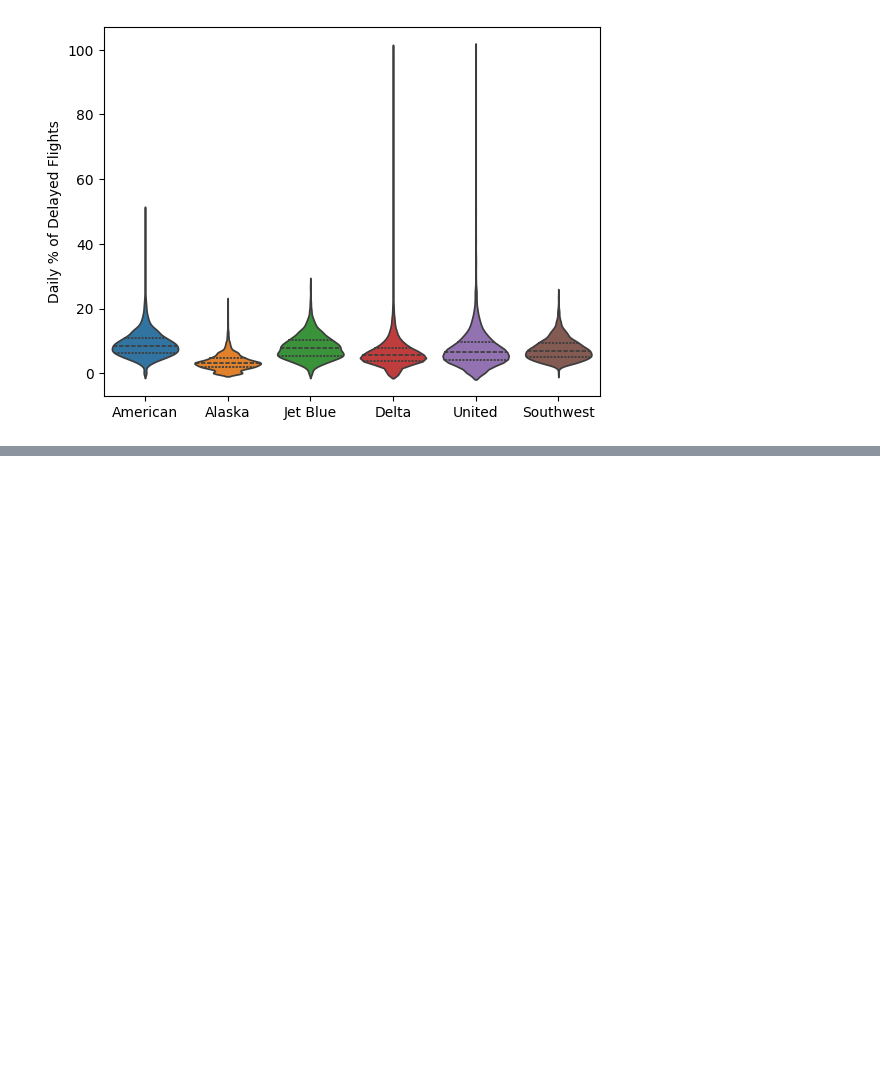
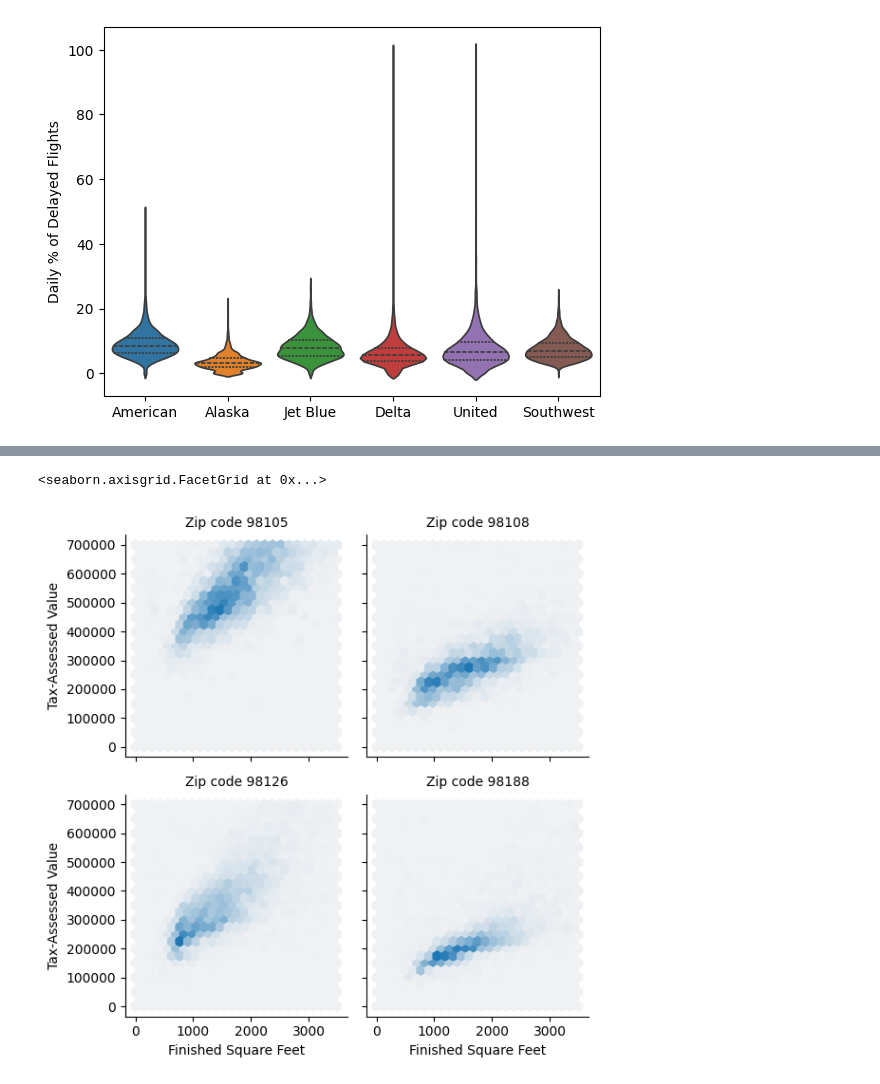
Before and after one commit to Drieger/practical-statistics-for-data-scientists, a Jupyter notebook: 1. Exploratory Data Analysis/eda.ipynb, the cells around one changed output, grey strips where cells are left out. Saved outputs shown, nothing was run; the diff lists cells and outputs as text; code cells hidden in the pictures; blank space fills up the shorter version.

Commit message:
visualizing multiple variables

```diff
--- a/1. Exploratory Data Analysis/eda.ipynb
+++ b/1. Exploratory Data Analysis/eda.ipynb
@@ -626,0 +632,3 @@ Text(0, 0.5, 'Daily % of Delayed Flights')
+# %%
+df_kc_tax = pd.read_csv('https://github.com/gedeck/practical-statistics-for-data-scientists/raw/refs/heads/master/data/kc_tax.csv.gz')
+df_kc_tax.head()
@@ -626,0 +642,16 @@ Text(0, 0.5, 'Daily % of Delayed Flights')
+# %%
+# Use facets, or a conditioning variable to give us more information
+zip_codes = [98188, 98105, 98108, 98126]
+df_kc_tax_zip = df_kc_tax.loc[df_kc_tax.ZipCode.isin(zip_codes), :]
+
+def hexbin(x, y, color, **kwargs):
+    cmap = sns.light_palette(color, as_cmap=True)
+    plt.hexbin(x, y, gridsize=25, cmap=cmap, **kwargs)
+
+g = sns.FacetGrid(df_kc_tax_zip, col='ZipCode', col_wrap=2)
+g.map(hexbin, 'SqFtTotLiving', 'TaxAssessedValue', extent=[0, 3500, 0, 700000])
+g.set_axis_labels('Finished Square Feet', 'Tax-Assessed Value')
+g.set_titles('Zip code {col_name:.0f}')
+# %% [output]
+<seaborn.axisgrid.FacetGrid at 0x...>
+[figure, added]
```
Also changed, not shown: parts of 2 cells of this notebook.
